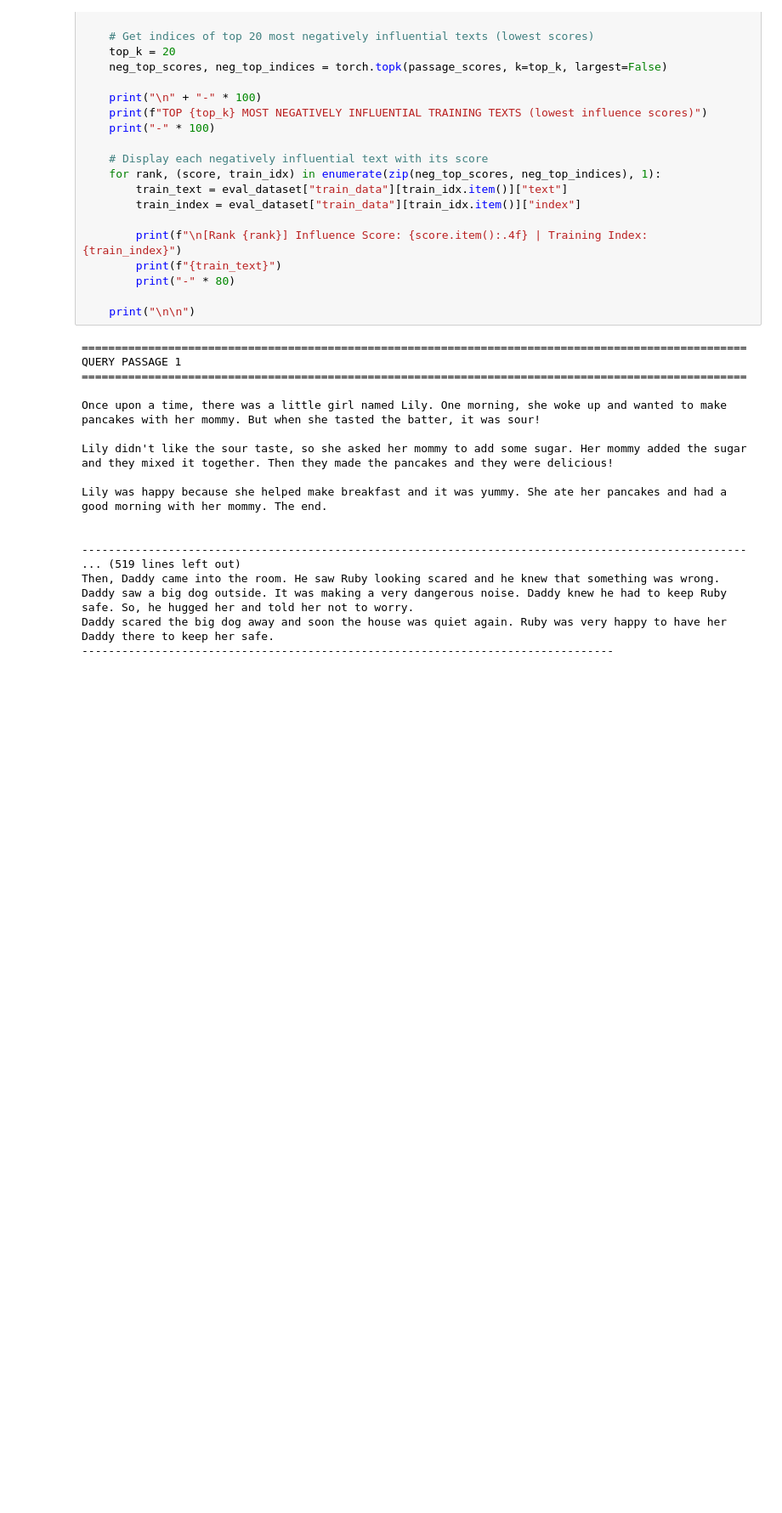
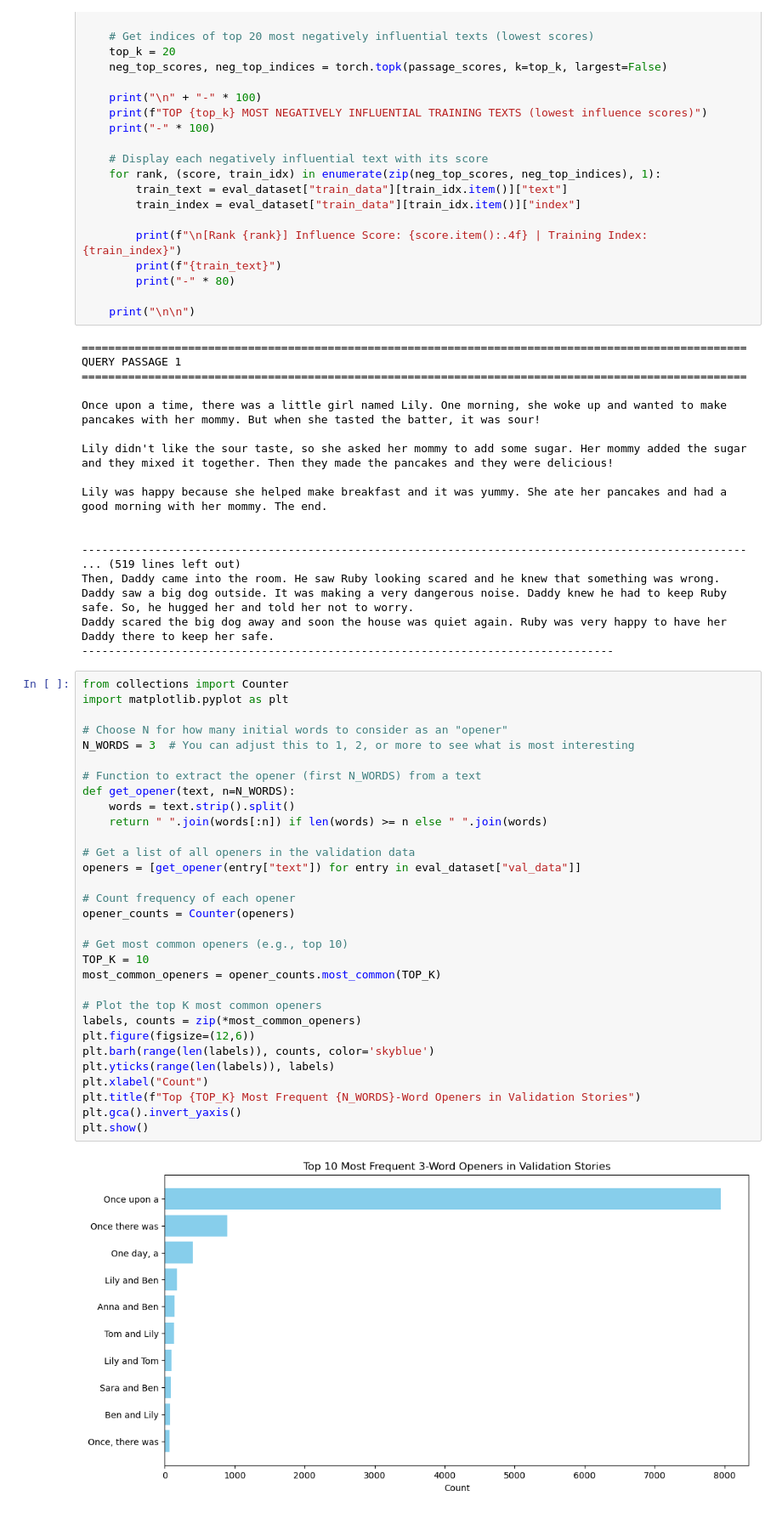
Before and after one commit to jrosseruk/infusion, a Jupyter notebook: gpt_neo_infuence_function.ipynb, the cells around one changed output. Shown at 85% size. Saved outputs shown, nothing was run; the diff lists cells and outputs as text; blank space fills up the shorter version.

```diff
--- a/gpt_neo_infusion.ipynb
+++ b/gpt_neo_infuence_function.ipynb
@@ -692,3 +674,36 @@ Then, Daddy came into the room. He saw Ruby looking scared and he knew that some
 Daddy saw a big dog outside. It was making a very dangerous noise. Daddy knew he had to keep Ruby safe. So, he hugged her and told her not to worry.
 Daddy scared the big dog away and soon the house was quiet again. Ruby was very happy to have her Daddy there to keep her safe.
 --------------------------------------------------------------------------------
+# %%
+from collections import Counter
+import matplotlib.pyplot as plt
+
+# Choose N for how many initial words to consider as an "opener"
+N_WORDS = 3  # You can adjust this to 1, 2, or more to see what is most interesting
+
+# Function to extract the opener (first N_WORDS) from a text
+def get_opener(text, n=N_WORDS):
+    words = text.strip().split()
+    return " ".join(words[:n]) if len(words) >= n else " ".join(words)
+
+# Get a list of all openers in the validation data
+openers = [get_opener(entry["text"]) for entry in eval_dataset["val_data"]]
+
+# Count frequency of each opener
+opener_counts = Counter(openers)
+
+# Get most common openers (e.g., top 10)
+TOP_K = 10
+most_common_openers = opener_counts.most_common(TOP_K)
+
+# Plot the top K most common openers
+labels, counts = zip(*most_common_openers)
+plt.figure(figsize=(12,6))
+plt.barh(range(len(labels)), counts, color='skyblue')
+plt.yticks(range(len(labels)), labels)
+plt.xlabel("Count")
+plt.title(f"Top {TOP_K} Most Frequent {N_WORDS}-Word Openers in Validation Stories")
+plt.gca().invert_yaxis()
+plt.show()
+# %% [output]
+[figure, added]
```
Also changed, not shown: parts of 3 cells of this notebook.
